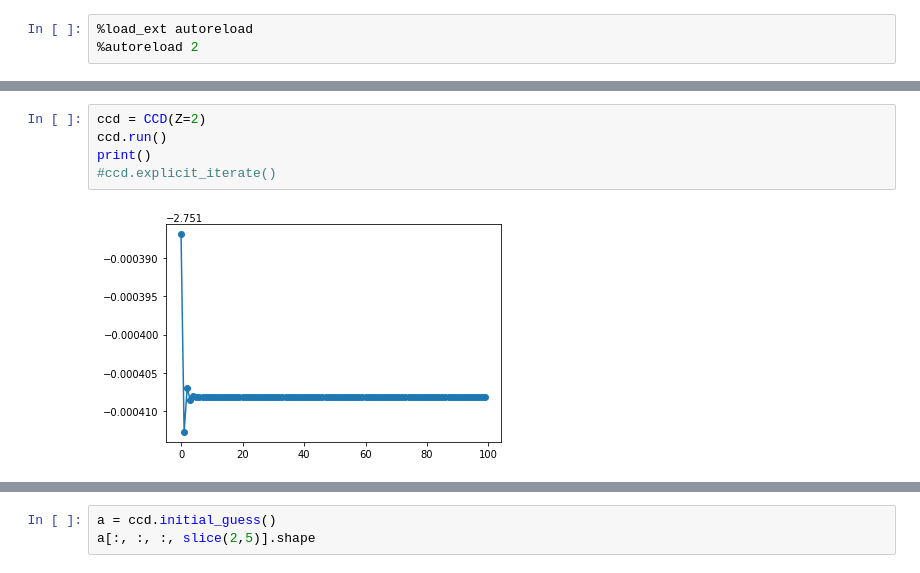
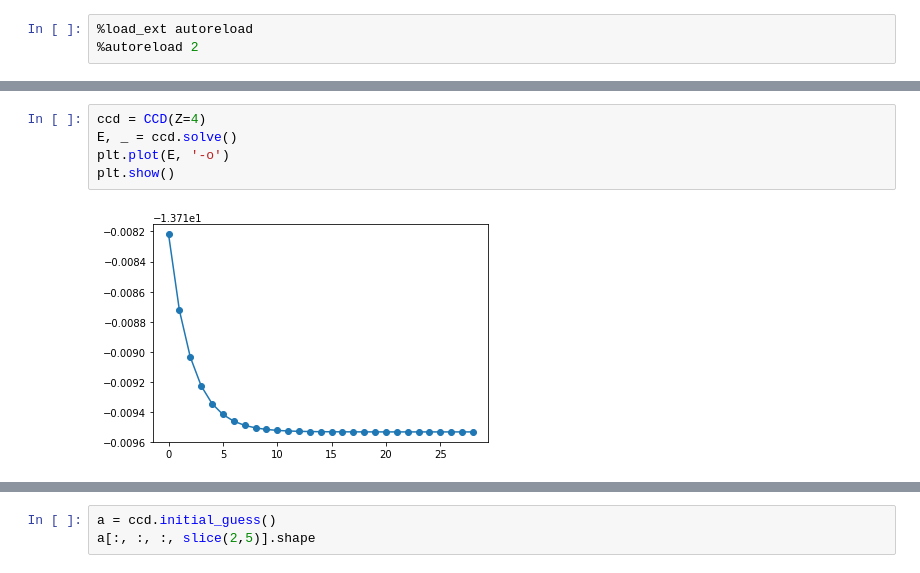
Before and after one commit to ErlendLima/FYS4480, a Jupyter notebook: project2/python/testing.ipynb, the cells around one changed output, grey strips where cells are left out. Drawn from its saved outputs; the diff is of its cells as text.

```diff
--- a/project2/python/testing.ipynb
+++ b/project2/python/testing.ipynb
@@ -16,7 +8,7 @@ print(ccd.Eref)
-# %%
-ccd = CCD(Z=2)
-ccd.run()
-print()
-#ccd.explicit_iterate()
-# %% [output]
-[figure, removed]
+# %%
+ccd = CCD(Z=4)
+E, _ = ccd.solve()
+plt.plot(E, '-o')
+plt.show()
+# %% [output]
+[figure, added]
```
Also changed, not shown: parts of 8 cells of this notebook, 5 other files.
